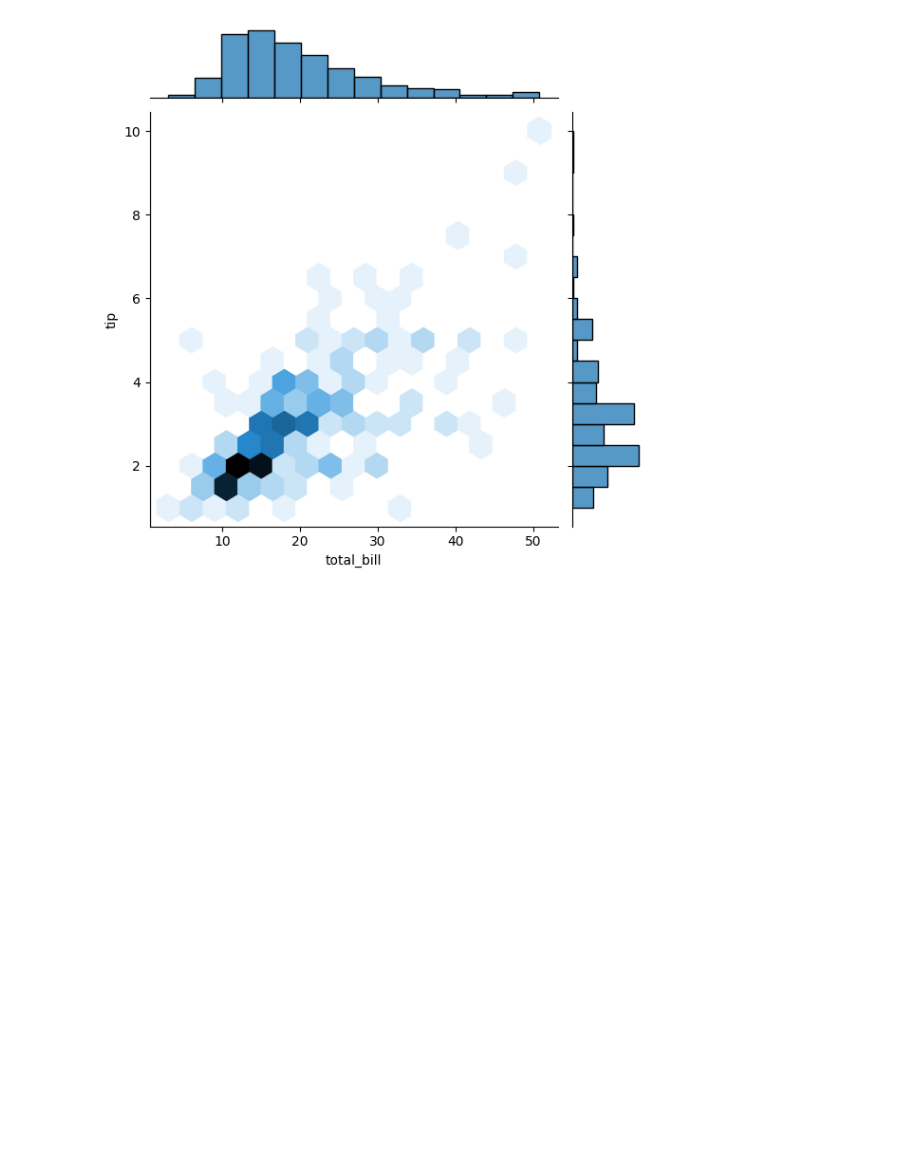
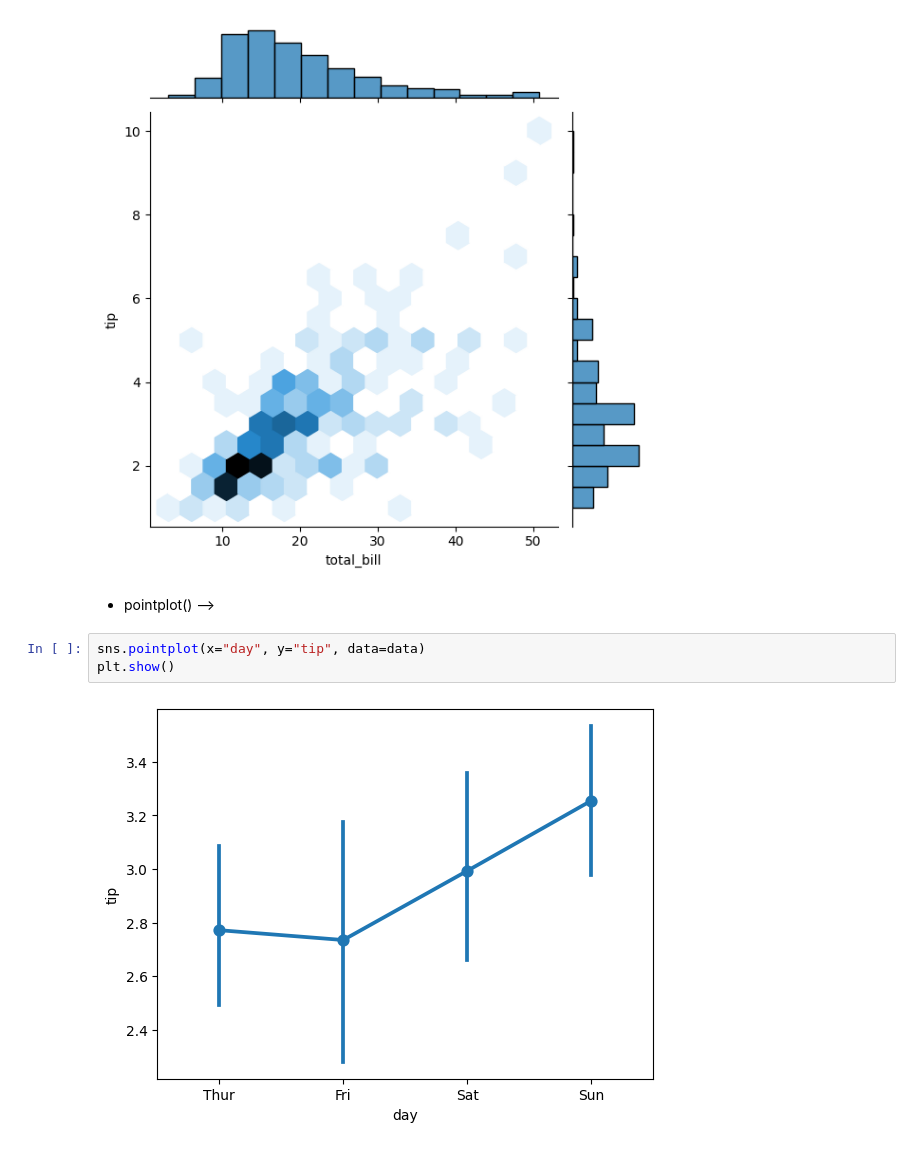
Before and after one commit to MithunKumarRajak/Machine-Learning, a Jupyter notebook: Seaborn/Distribution_Plots.ipynb, the cells around one changed output. Cells and saved outputs as stored; diff of their text form; blank space fills up the shorter version.

```diff
--- a/Seaborn/Distribution_Plots.ipynb
+++ b/Seaborn/Distribution_Plots.ipynb
@@ -115,3 +119,10 @@ sns.jointplot(x="total_bill", y="tip", data=data, kind="hex")
 plt.show()
 # %% [output]
 [figure]
+# %% [markdown]
+- pointplot() -->
+# %%
+sns.pointplot(x="day", y="tip", data=data)
+plt.show()
+# %% [output]
+[figure, added]
```
Also changed, not shown: parts of 10 cells of this notebook.
